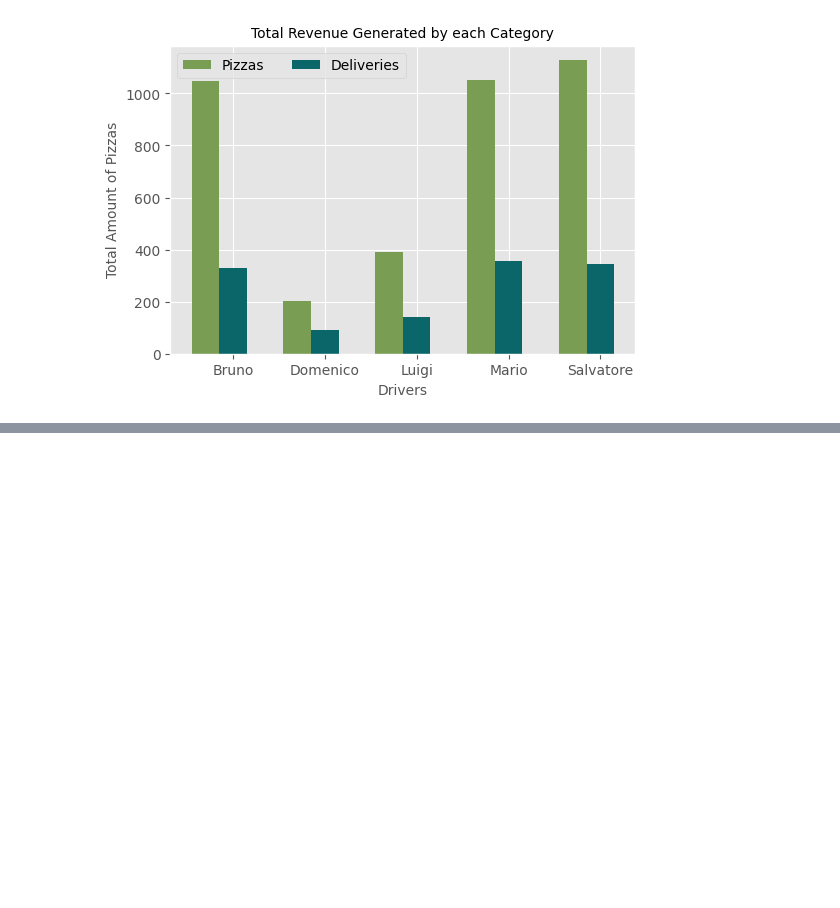
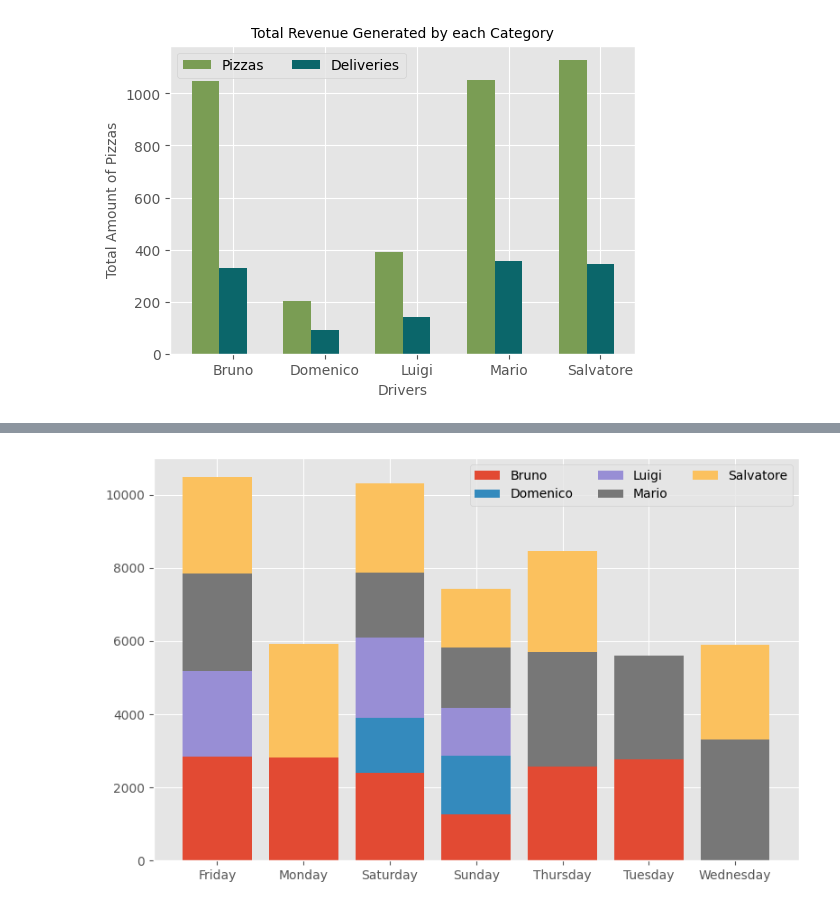
Before and after one commit to abhisunny2610/Data-Science, a Jupyter notebook: Visualization/Pizza Delivery Visualization.ipynb, the cells around one changed output, grey strips where cells are left out. Saved outputs shown, nothing was run; the diff lists cells and outputs as text; code cells hidden in the pictures; blank space fills up the shorter version.

```diff
--- a/Visualization/Pizza Delivery Visualization.ipynb
+++ b/Visualization/Pizza Delivery Visualization.ipynb
@@ -362,0 +398,3 @@ plt.show()
+# %%
+day_group = df.groupby("day")
+driver_revenue_per_day = day_group.apply(lambda group:group.groupby("driver")["bill"].sum())
@@ -362,0 +421,12 @@ plt.show()
+# %%
+def createGroup(dataframe):
+
+    group = dataframe.groupby('driver')
+    bill_sum = group["bill"].sum()
+    bill_sum = bill_sum.reindex(['Bruno', 'Salvatore', 'Mario', 'Luigi', 'Domenico'])
+    bill_sum = bill_sum.sort_index()
+    return bill_sum
+# %%
+day_driver_data = day_group.apply(lambda group:createGroup(group))
+day_driver_data.fillna(0, inplace=True)
+day_driver_data
@@ -362,0 +443,3 @@ plt.show()
+# %%
+day_driver_data["Total"] = day_driver_data.sum(axis=1)
+day_driver_data
@@ -362,0 +456,16 @@ plt.show()
+# %%
+fig , axes = plt.subplots(figsize=(8,5), tight_layout = True)
+
+offset = np.zeros(len(day_driver_data.index))
+
+# day_driver_data.drop('Total', axis=1, inplace=True)
+
+for driver, column in day_driver_data.items():
+    series_name = column.name
+    axes.bar(day_driver_data.index, column, label=series_name, bottom=offset)
+    offset +=column
+
+axes.legend(loc='upper right', ncols = 3)
+plt.show()
+# %% [output]
+[figure, added]
```
Also changed, not shown: parts of 7 cells of this notebook.
